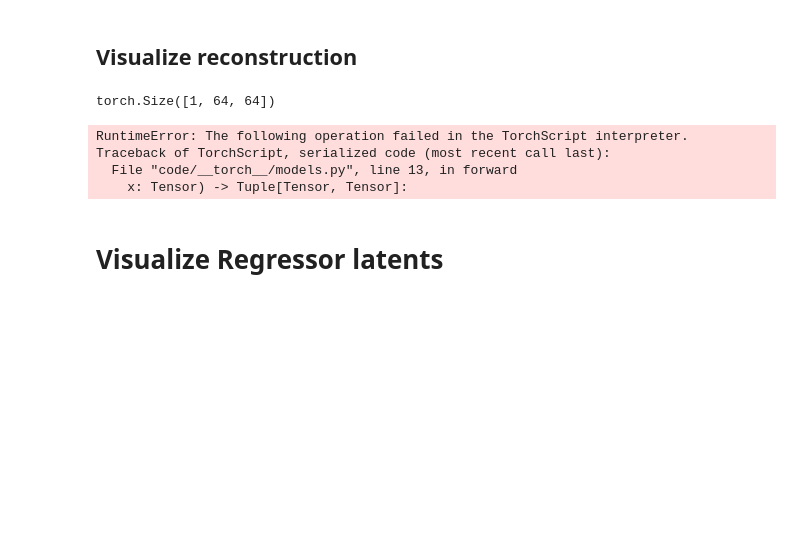
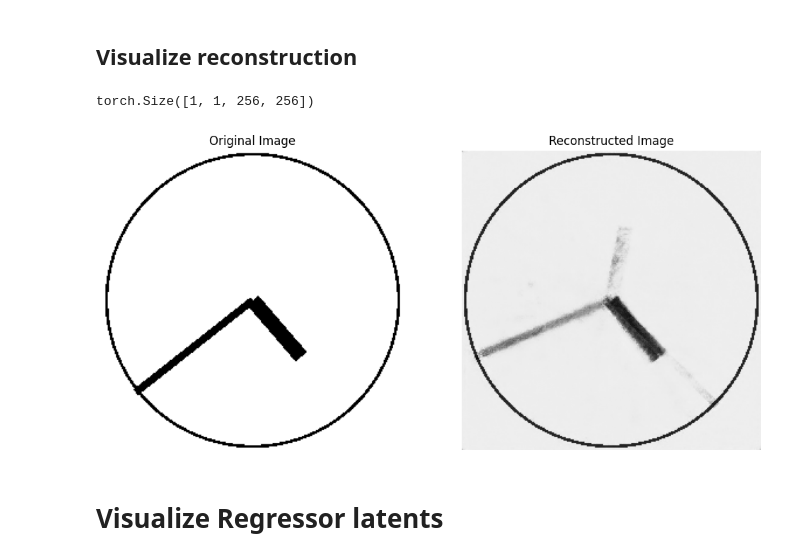
Before and after one commit to uzairname/manifold-learning, a Jupyter notebook: main.ipynb, the cells around one changed output. Cells and saved outputs as stored; diff of their text form; code cells hidden in the pictures; blank space fills up the shorter version.

```diff
--- a/main.ipynb
+++ b/main.ipynb
@@ -143,34 +208,33 @@ plt.scatter(latents[:n, 0], latents[:n, 1], c=labels[:n], cmap="viridis", alpha=
 # %% [markdown]
 ## Visualize reconstruction
+# %%
+i = iter(dataloader)
 # %%
 import matplotlib.pyplot as plt
 import numpy as np
 
-idx = np.random.randint(0, len(dataset))
-img = dataset[idx][0]
+
+img = next(i)[0][0].unsqueeze(0)
 
 print(img.shape)
 
 out, latent = model.forward(img.to(device))
 img = img.squeeze(0).detach().cpu().numpy()
 out = out.squeeze(0).detach().cpu().numpy()
 
 plt.figure(figsize=(12, 6))
 plt.subplot(1, 2, 1)
 plt.imshow(img[0], cmap='gray')
 plt.title("Original Image")
 plt.axis('off')
 plt.subplot(1, 2, 2)
 plt.imshow(out[0], cmap='gray')
 plt.title("Reconstructed Image")
 plt.axis('off')
 plt.show()
 # %% [output]
-torch.Size([1, 64, 64])
+torch.Size([1, 1, 256, 256])
-RuntimeError: The following operation failed in the TorchScript interpreter.
-Traceback of TorchScript, serialized code (most recent call last):
-  File "code/__torch__/models.py", line 13, in forward
-    x: Tensor) -> Tuple[Tensor, Tensor]:
+[figure, added]
 # %% [markdown]
 # Visualize Regressor latents
 # %%
```
Also changed, not shown: parts of 11 cells of this notebook, 7 other files.
